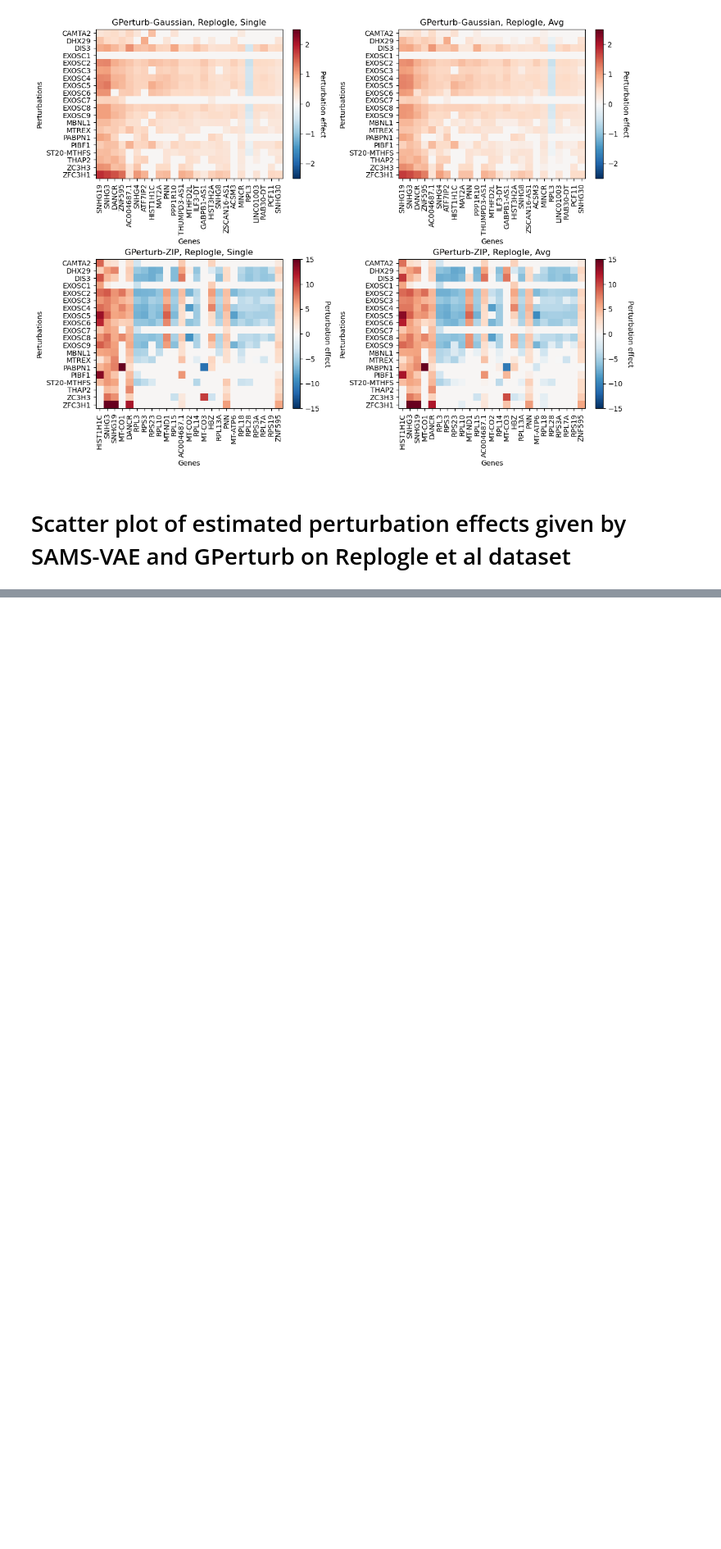
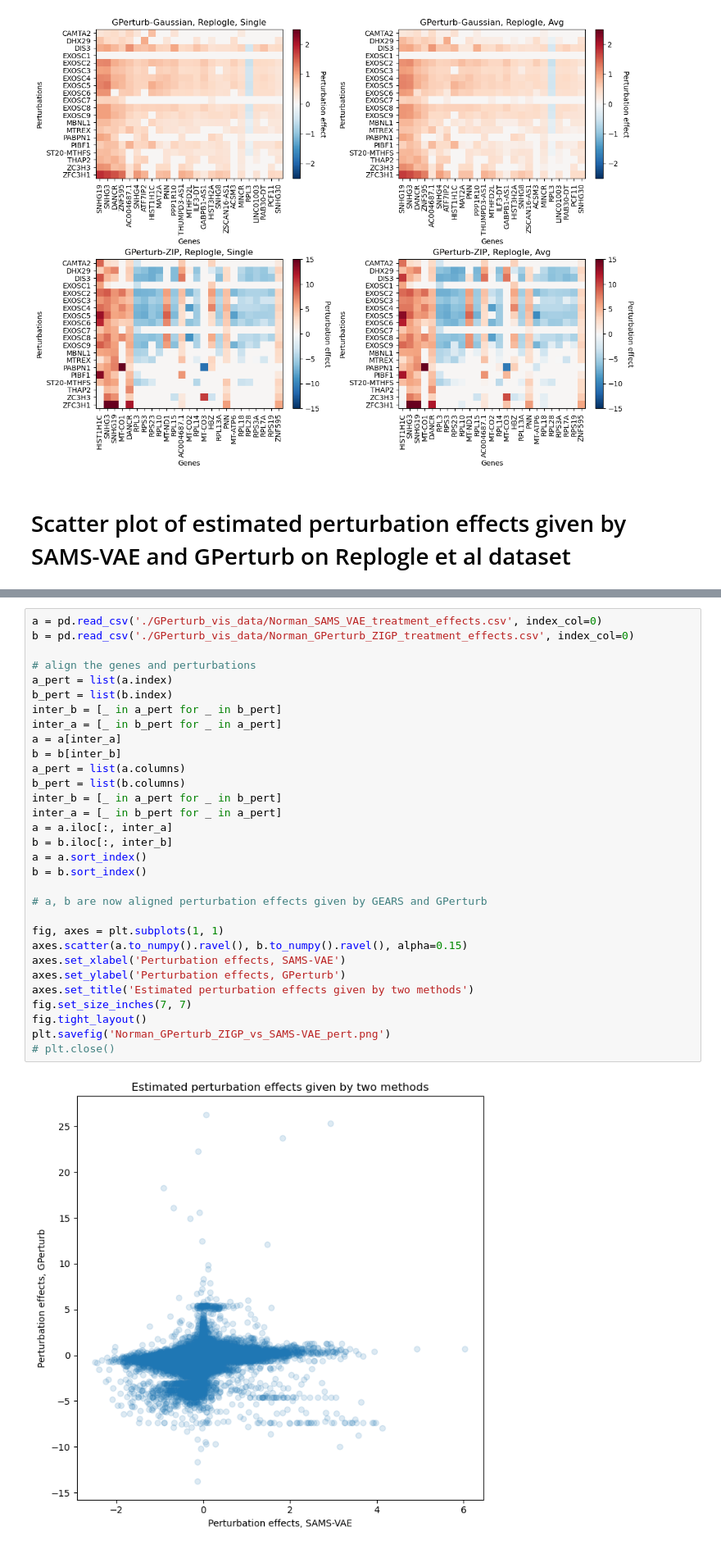
Before and after one commit to hwxing3259/GPerturb, a Jupyter notebook: numerical_examples/extra_figs.ipynb, the cells around one changed output, grey strips where cells are left out. Shown at 82% size. Saved outputs shown, nothing was run; the diff lists cells and outputs as text; blank space fills up the shorter version.

```diff
--- a/numerical_examples/extra_figs.ipynb
+++ b/numerical_examples/extra_figs.ipynb
@@ -420,0 +508,33 @@ plt.savefig('rep_GPerturb_vs_SAMS-VAE_pert.png')
+# %%
+a = pd.read_csv('./GPerturb_vis_data/Norman_SAMS_VAE_treatment_effects.csv', index_col=0)
+b = pd.read_csv('./GPerturb_vis_data/Norman_GPerturb_ZIGP_treatment_effects.csv', index_col=0)
+
+# align the genes and perturbations
+a_pert = list(a.index)
+b_pert = list(b.index)
+inter_b = [_ in a_pert for _ in b_pert]
+inter_a = [_ in b_pert for _ in a_pert]
+a = a[inter_a]
+b = b[inter_b]
+a_pert = list(a.columns)
+b_pert = list(b.columns)
+inter_b = [_ in a_pert for _ in b_pert]
+inter_a = [_ in b_pert for _ in a_pert]
+a = a.iloc[:, inter_a]
+b = b.iloc[:, inter_b]
+a = a.sort_index()
+b = b.sort_index()
+
+# a, b are now aligned perturbation effects given by GEARS and GPerturb
+
+fig, axes = plt.subplots(1, 1)
+axes.scatter(a.to_numpy().ravel(), b.to_numpy().ravel(), alpha=0.15)
+axes.set_xlabel('Perturbation effects, SAMS-VAE')
+axes.set_ylabel('Perturbation effects, GPerturb')
+axes.set_title('Estimated perturbation effects given by two methods')
+fig.set_size_inches(7, 7)
+fig.tight_layout()
+plt.savefig('Norman_GPerturb_ZIGP_vs_SAMS-VAE_pert.png')
+# plt.close()
+# %% [output]
+[figure, added]
```
Also changed, not shown: parts of 8 cells of this notebook.
